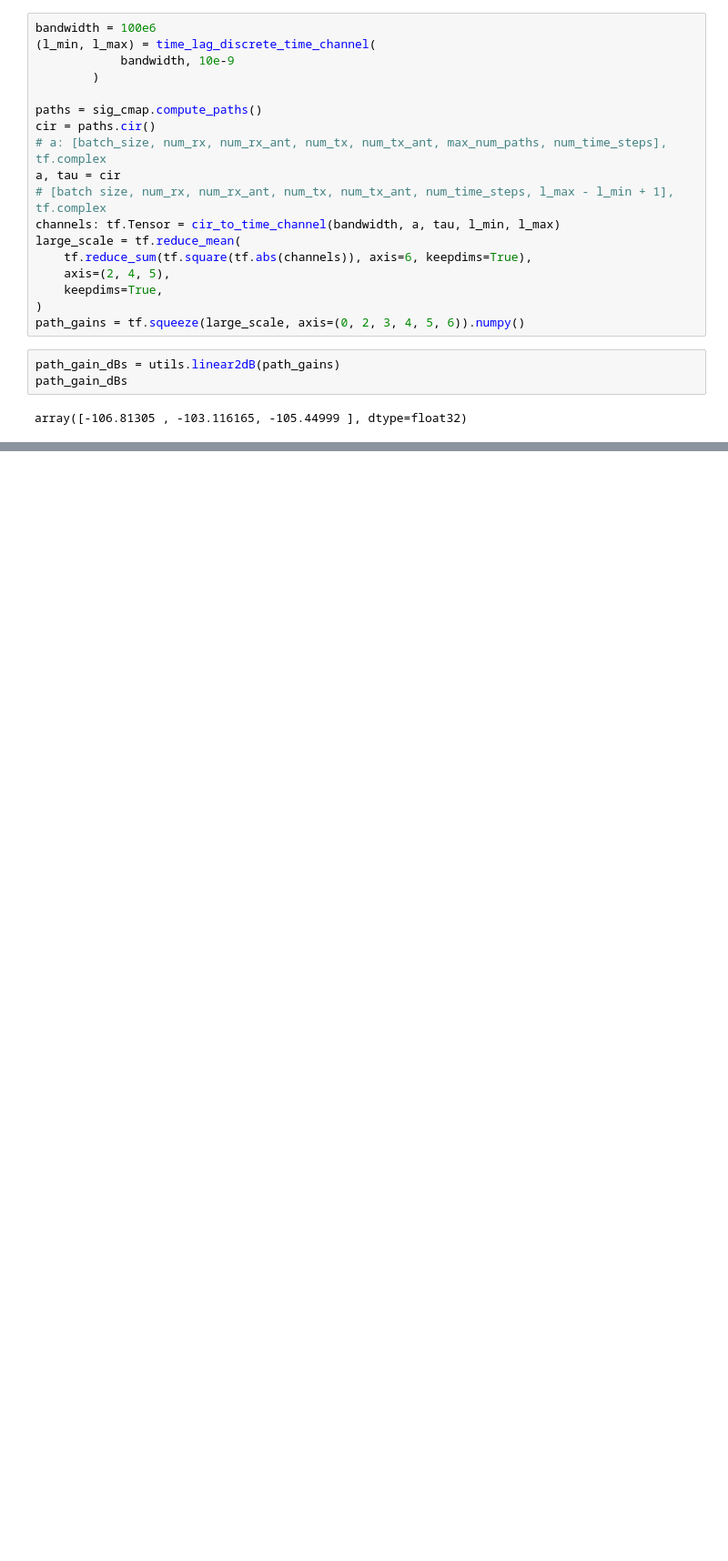
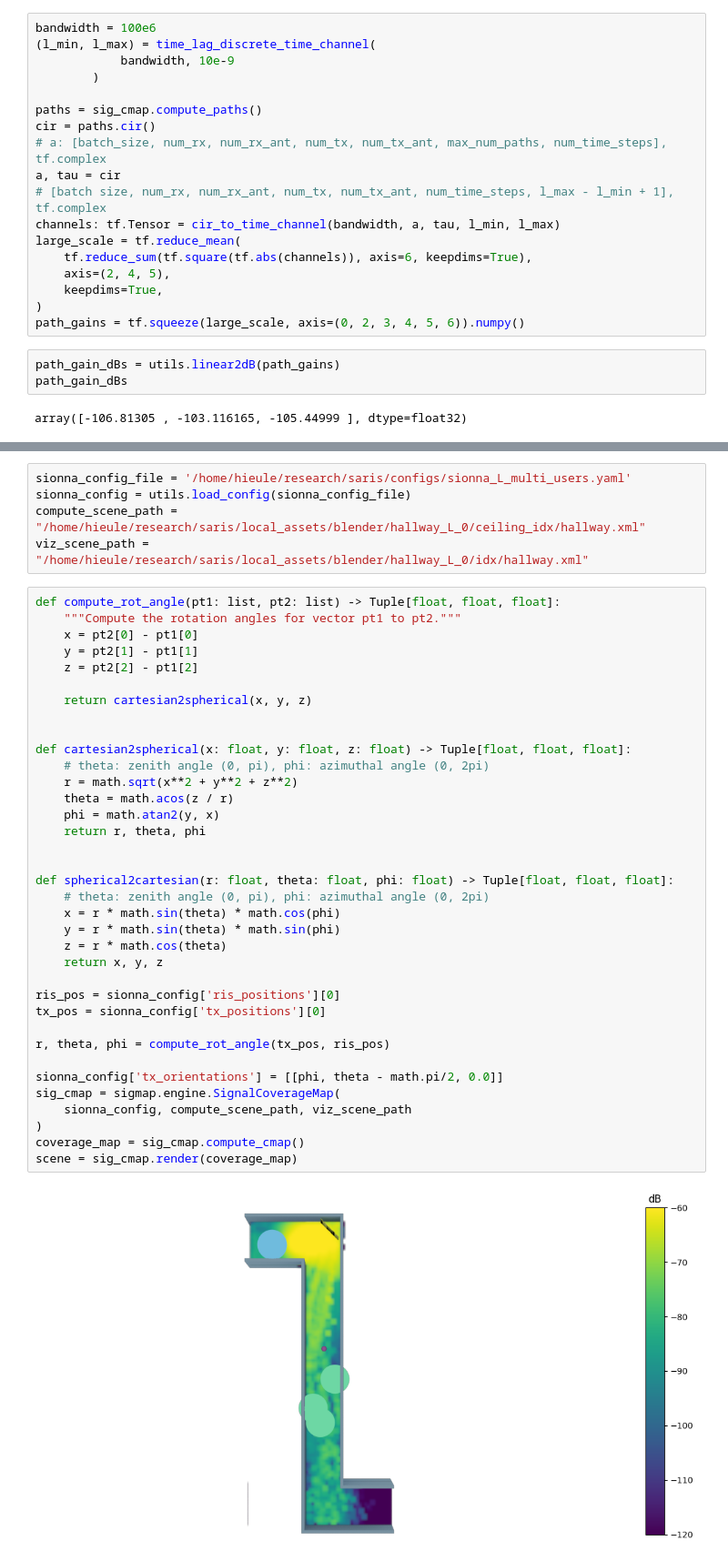
Before and after one commit to hieutrungle/saris, a Jupyter notebook: notebooks/example.ipynb, the cells around one changed output, grey strips where cells are left out. Shown at 91% size. Drawn from its saved outputs; the diff is of its cells as text; blank space fills up the shorter version.

```diff
--- a/notebooks/example.ipynb
+++ b/notebooks/example.ipynb
@@ -179,0 +182,43 @@ array([-106.81305 , -103.116165, -105.44999 ], dtype=float32)
+# %%
+sionna_config_file = '/home/hieule/research/saris/configs/sionna_L_multi_users.yaml'
+sionna_config = utils.load_config(sionna_config_file)
+compute_scene_path = "/home/hieule/research/saris/local_assets/blender/hallway_L_0/ceiling_idx/hallway.xml"
+viz_scene_path = "/home/hieule/research/saris/local_assets/blender/hallway_L_0/idx/hallway.xml"
+# %%
+def compute_rot_angle(pt1: list, pt2: list) -> Tuple[float, float, float]:
+    """Compute the rotation angles for vector pt1 to pt2."""
+    x = pt2[0] - pt1[0]
+    y = pt2[1] - pt1[1]
+    z = pt2[2] - pt1[2]
+
+    return cartesian2spherical(x, y, z)
+
+
+def cartesian2spherical(x: float, y: float, z: float) -> Tuple[float, float, float]:
+    # theta: zenith angle (0, pi), phi: azimuthal angle (0, 2pi)
+    r = math.sqrt(x**2 + y**2 + z**2)
+    theta = math.acos(z / r)
+    phi = math.atan2(y, x)
+    return r, theta, phi
+
+
+def spherical2cartesian(r: float, theta: float, phi: float) -> Tuple[float, float, float]:
+    # theta: zenith angle (0, pi), phi: azimuthal angle (0, 2pi)
+    x = r * math.sin(theta) * math.cos(phi)
+    y = r * math.sin(theta) * math.sin(phi)
+    z = r * math.cos(theta)
+    return x, y, z
+
+ris_pos = sionna_config['ris_positions'][0]
+tx_pos = sionna_config['tx_positions'][0]
+
+r, theta, phi = compute_rot_angle(tx_pos, ris_pos)
+
+sionna_config['tx_orientations'] = [[phi, theta - math.pi/2, 0.0]]
+sig_cmap = sigmap.engine.SignalCoverageMap(
+    sionna_config, compute_scene_path, viz_scene_path
+)
+coverage_map = sig_cmap.compute_cmap()
+scene = sig_cmap.render(coverage_map)
+# %% [output]
+[figure, added]
```
Also changed, not shown: parts of 9 cells of this notebook.
